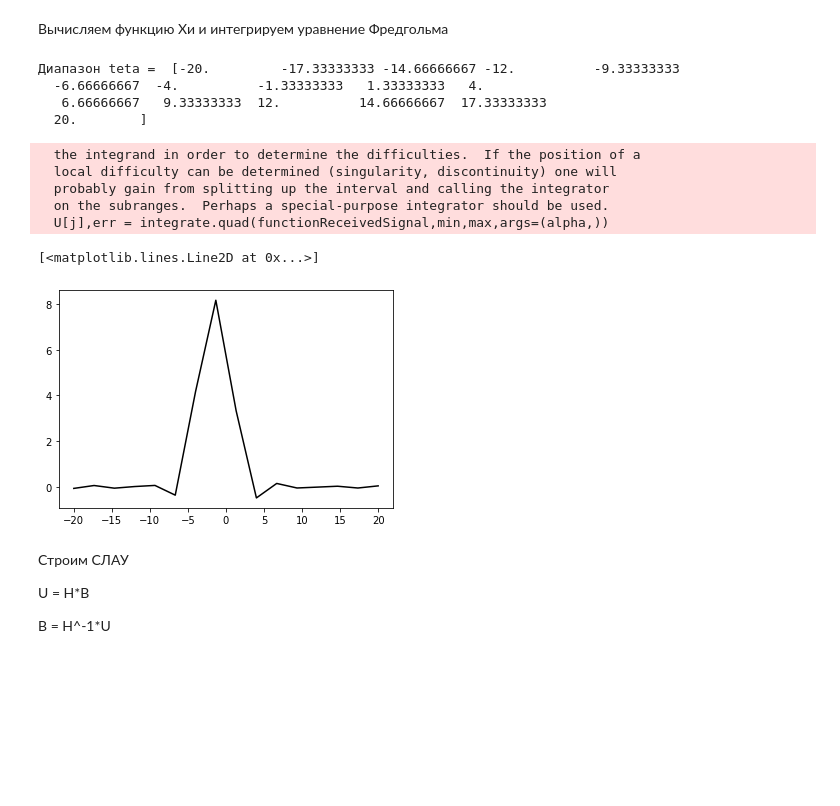
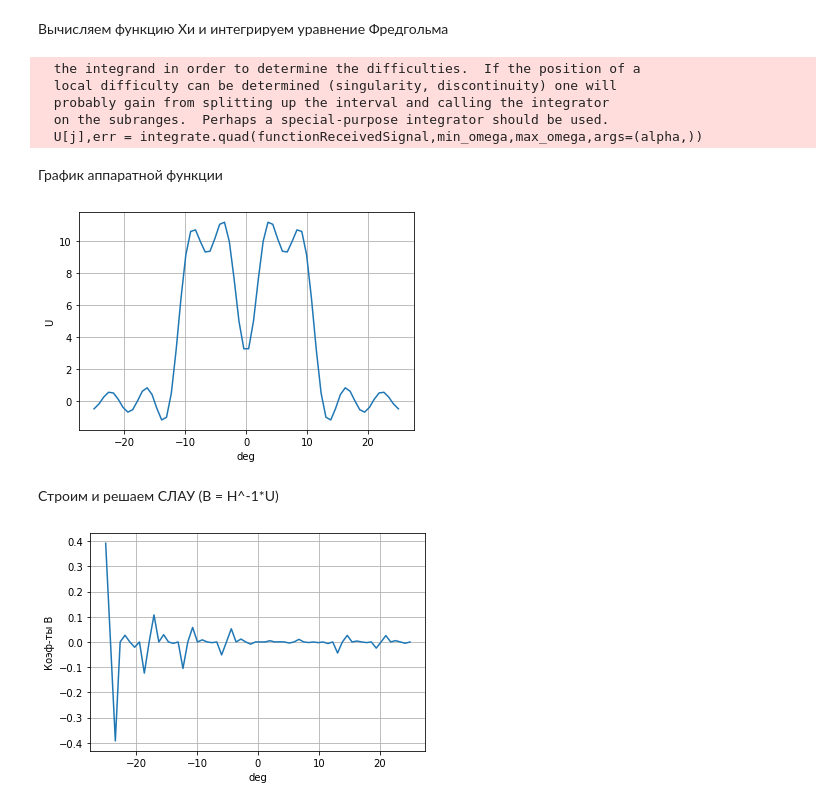
Before and after one commit to SergeyGorchakov/AntennaSimulation, a Jupyter notebook: AntennaSimulator.ipynb, the cells around one changed output. Saved outputs shown, nothing was run; the diff lists cells and outputs as text; code cells hidden in the pictures; blank space fills up the shorter version.

```diff
--- a/AntennaSimulator.ipynb
+++ b/AntennaSimulator.ipynb
@@ -88,41 +163,35 @@ H = scipy.linalg.hadamard(NumberOfFunctions)
 # %% [markdown]
 Вычисляем функцию Хи и интегрируем уравнение Фредгольма
 # %%
-def functionHi(x,alpha,m,j):
-    return getDirectionalPattern(alpha,x)*H[m,j]
+def functionHi(fi,alpha):
+    return getDirectionalPattern(alpha - fi)
 
-sz = NumberOfFunctions
-Hi = np.zeros((sz,sz))
-U = np.zeros(sz)
+H = np.zeros_like(g)
+U = np.zeros(len_teta)
+integ = np.zeros(len_teta)
 
 j = -1
-min = range.min()
-max = range.max()
-
-teta = np.linspace(min,max,sz)
-print("Диапазон teta = ",np.rad2deg(teta))
 for alpha in teta:
     j += 1
-    U[j],err = integrate.quad(functionReceivedSignal,min,max,args=(alpha,))
-    for m in np.arange(0,sz):
-        Hi[m,j],err = integrate.quad(functionHi,min,max,args=(alpha,m,j,))
+    U[j],err = integrate.quad(functionReceivedSignal,min_omega,max_omega,args=(alpha,))
+    integ[j],err = integrate.quad(functionHi,min_omega,max_omega,args=(alpha,))
 
-plt.plot(np.rad2deg(teta),U,color='black')
+H = integ*g
 # %% [output]
-Диапазон teta =  [-20.         -17.33333333 -14.66666667 -12.          -9.33333333
-  -6.66666667  -4.          -1.33333333   1.33333333   4.
-   6.66666667   9.33333333  12.          14.66666667  17.33333333
-  20.        ]
+  the integrand in order to determine the difficulties.  If the position of a
+  local difficulty can be determined (singularity, discontinuity) one will
+  probably gain from splitting up the interval and calling the integrator
+  on the subranges.  Perhaps a special-purpose integrator should be used.
+  U[j],err = integrate.quad(functionReceivedSignal,min_omega,max_omega,args=(alpha,))
-  the integrand in order to determine the difficulties.  If the position of a
-  local difficulty can be determined (singularity, discontinuity) one will
-  probably gain from splitting up the interval and calling the integrator
-  on the subranges.  Perhaps a special-purpose integrator should be used.
-  U[j],err = integrate.quad(functionReceivedSignal,min,max,args=(alpha,))
-[<matplotlib.lines.Line2D at 0x...>]
-[figure, removed]
+# %% [markdown]
+График аппаратной функции
+# %%
+plt.plot(np.rad2deg(teta),U)
+plt.grid()
+plt.xlabel('deg')
+plt.ylabel('U')
+plt.show()
+# %% [output]
+[figure, added]
 # %% [markdown]
-Строим СЛАУ
-
-U = H*B
-
-B = H^-1*U
+Строим и решаем СЛАУ (B = H^-1*U)
@@ -130,0 +198,9 @@ B = np.linalg.inv(Hi)@U
+# %%
+b = np.linalg.solve(H,U)
+plt.plot(np.rad2deg(teta),b)
+plt.grid()
+plt.xlabel('deg')
+plt.ylabel('Коэф-ты B')
+plt.show()
+# %% [output]
+[figure, added]
```
Also changed, not shown: parts of 14 cells of this notebook, 1 other file.
